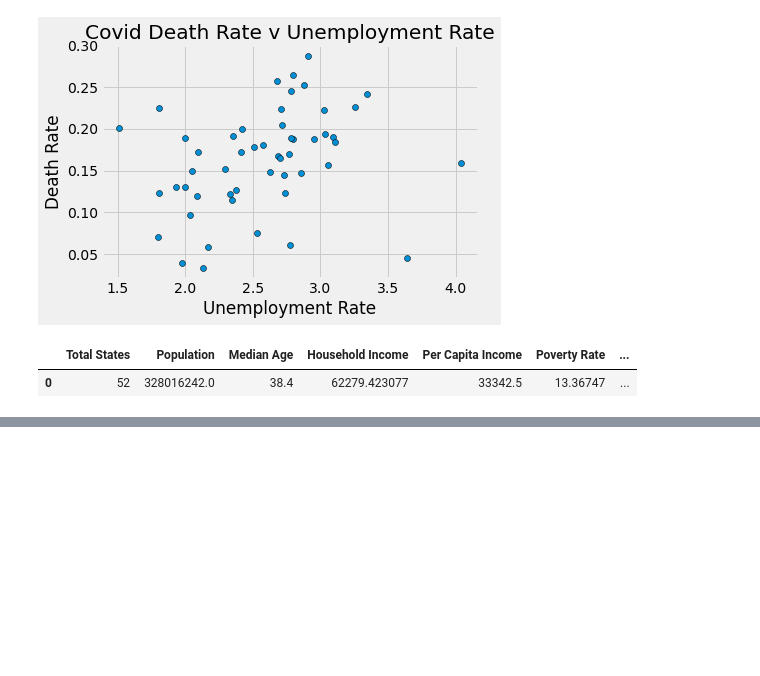
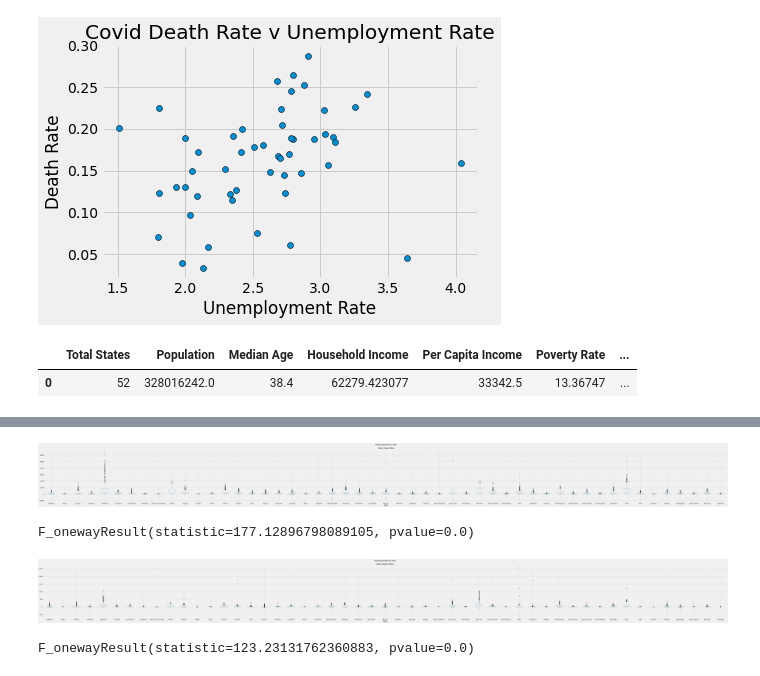
Before and after one commit to seanlipinski/Project1, a Jupyter notebook: Project_1_Covid.ipynb, the cells around one changed output, grey strips where cells are left out. Saved outputs shown, nothing was run; the diff lists cells and outputs as text; code cells hidden in the pictures; blank space fills up the shorter version.

Commit message:
anova

```diff
--- a/Project_1_Covid.ipynb
+++ b/Project_1_Covid.ipynb
@@ -472,0 +470,5 @@ TypeError: '>' not supported between instances of 'str' and 'int'
+# %%
+#reformat data types for boxplot
+reformated_date_df['Daily Case Total'] = reformated_date_df['Daily Case Total'].astype(int) + 0
+reformated_date_df['Daily Death Total'] = reformated_date_df['Daily Death Total'].astype(int) + 0
+reformated_date_df.head()
@@ -472,0 +482,34 @@ TypeError: '>' not supported between instances of 'str' and 'int'
+# %%
+#box plot of case rate per state
+
+
+
+reformated_date_df.boxplot('Daily Case Total', by="State", figsize=(120, 10))
+plt.savefig('boxplot_dailycases.png')
+# %% [output]
+[figure, added]
+# %%
+#anova
+
+state_groups_cases = reformated_date_df.groupby('State')['Daily Case Total'].apply(list)
+
+stats.f_oneway(*state_groups_cases)
+# %% [output]
+F_onewayResult(statistic=177.12896798089105, pvalue=0.0)
+# %%
+#box plot of daily death totals per state
+
+
+
+reformated_date_df.boxplot('Daily Death Total', by="State", figsize=(120, 10))
+plt.savefig('boxplot_dailydeaths.png')
+# %% [output]
+[figure, added]
+# %%
+#anova
+
+state_groups_deaths = reformated_date_df.groupby('State')['Daily Death Total'].apply(list)
+
+stats.f_oneway(*state_groups_deaths)
+# %% [output]
+F_onewayResult(statistic=123.23131762360883, pvalue=0.0)
```
Also changed, not shown: parts of 3 cells of this notebook, 9 other files.
